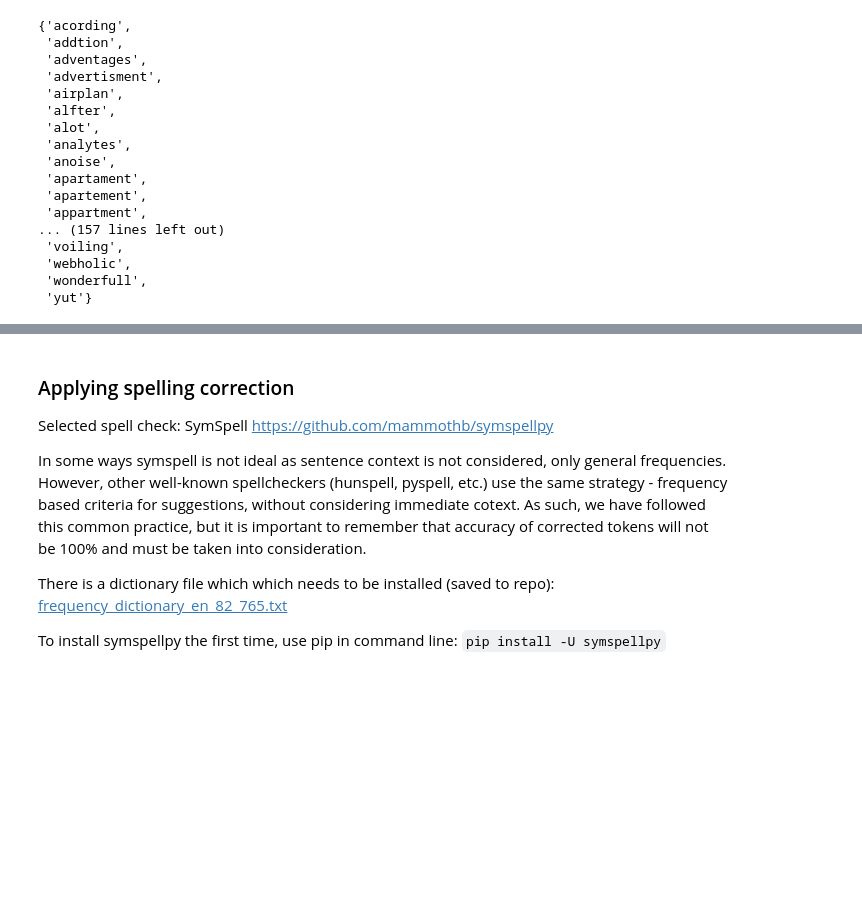
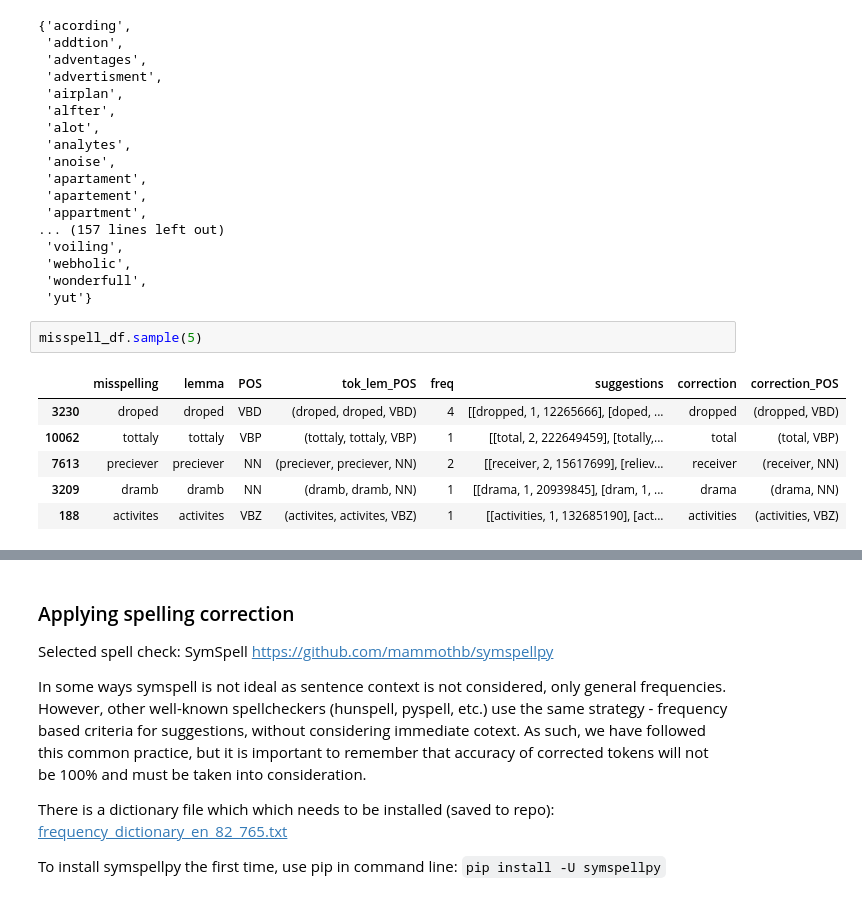
Before and after one commit to ELI-Data-Mining-Group/PELIC-spelling, a Jupyter notebook: PELIC_spelling.ipynb, the cells around one changed output, grey strips where cells are left out. Cells and saved outputs as stored; diff of their text form; blank space fills up the shorter version.

```diff
--- a/PELIC_spelling.ipynb
+++ b/PELIC_spelling.ipynb
@@ -309,3 +309,12 @@ set(misspell_df.loc[misspell_df.freq >= 10].misspelling.to_list())
  'webholic',
  'wonderfull',
  'yut'}
+# %%
+misspell_df.sample(5)
+# %% [output]
+|  | misspelling | lemma | POS | tok_lem_POS | freq | suggestions | correction | correction_POS |
+| 3230 | droped | droped | VBD | (droped, droped, VBD) | 4 | [[dropped, 1, 12265666], [doped, ... | dropped | (dropped, VBD) |
+| 10062 | tottaly | tottaly | VBP | (tottaly, tottaly, VBP) | 1 | [[total, 2, 222649459], [totally,... | total | (total, VBP) |
+| 7613 | preciever | preciever | NN | (preciever, preciever, NN) | 2 | [[receiver, 2, 15617699], [reliev... | receiver | (receiver, NN) |
+| 3209 | dramb | dramb | NN | (dramb, dramb, NN) | 1 | [[drama, 1, 20939845], [dram, 1, ... | drama | (drama, NN) |
+| 188 | activites | activites | VBZ | (activites, activites, VBZ) | 1 | [[activities, 1, 132685190], [act... | activities | (activities, VBZ) |
```
Also changed, not shown: parts of 5 cells of this notebook, 1 other file.
